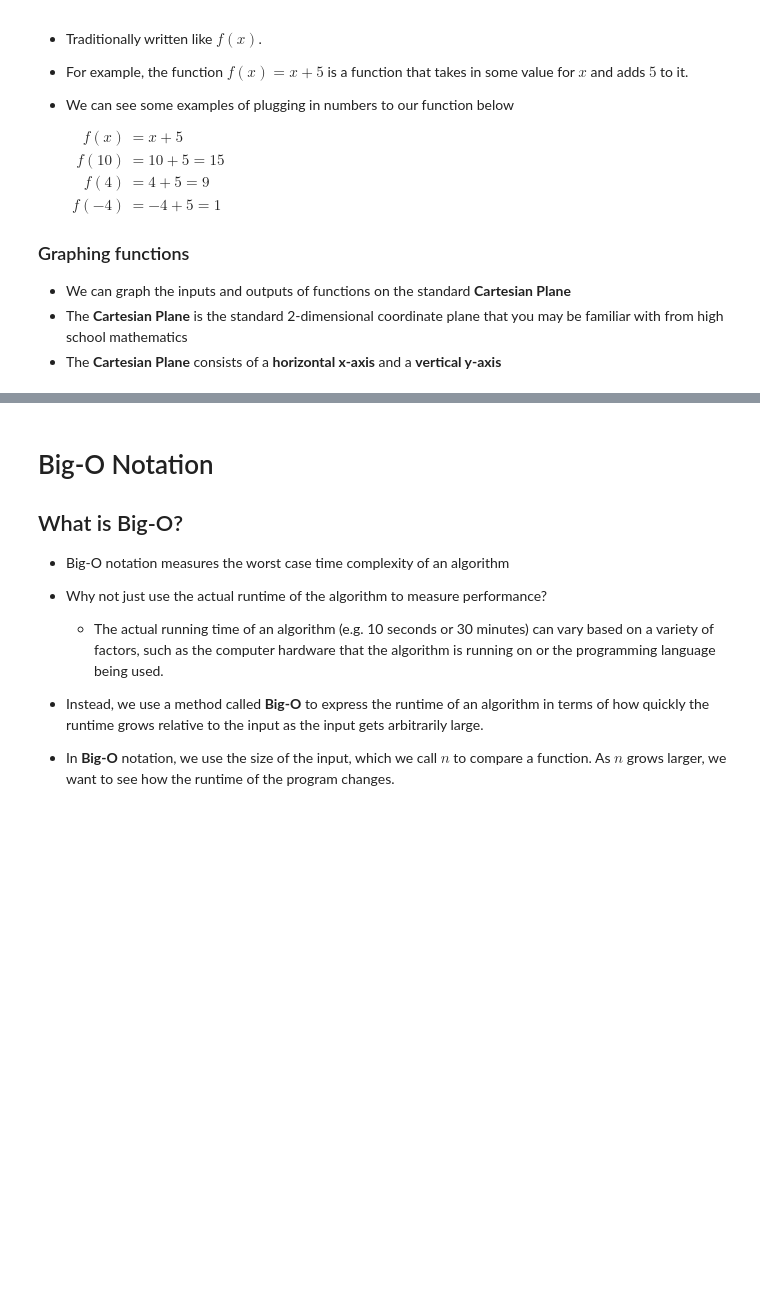
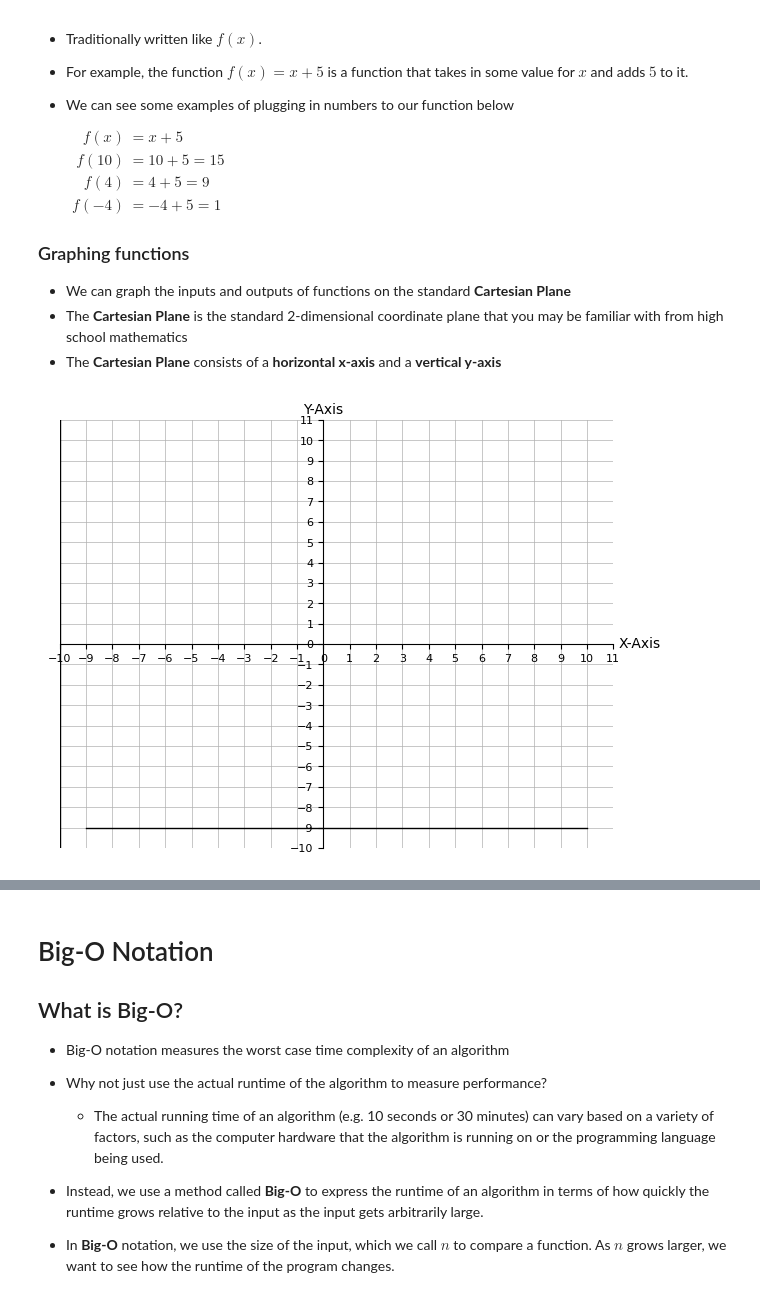
Before and after one commit to jdglaser/dsa-studying, a Jupyter notebook: big-o-notation.ipynb, the cells around one changed output, grey strips where cells are left out. Saved outputs shown, nothing was run; the diff lists cells and outputs as text; code cells hidden in the pictures; blank space fills up the shorter version.

```diff
--- a/big-o-notation.ipynb
+++ b/big-o-notation.ipynb
@@ -62,0 +46,42 @@ Hello!
+# %%
+from typing import Literal
+from matplotlib.figure import Figure
+from matplotlib.axes import Axes
+from matplotlib.lines import Line2D
+import matplotlib.pyplot as plt
+import numpy as np
+
+from labellines import labelLine, labelLines
+
+def get_cartesian_plane() -> tuple[Figure, Axes]:
+    fig, ax = plt.subplots()
+
+    range_vals = range(-10, 12)
+    ax.set_xticks(range_vals)
+    ax.set_yticks(range_vals)
+    ax.tick_params(zorder=100, labelsize=8)
+    ax.spines.left.set_position("zero")
+    ax.spines.bottom.set_position("zero")
+    ax.spines[['right', 'top']].set_visible(False)
+    ax.grid(True, linewidth=0.5)
+    #ax.set_axisbelow(True)
+
+    ax.add_line(Line2D([range_vals[0], range_vals[0]], [range_vals[0], range_vals[-1]], color=(0, 0, 0), linewidth=1))
+    ax.add_line(Line2D([range_vals[0]+1, range_vals[-1]-1], [range_vals[0]+1, range_vals[0]+1], color=(0, 0, 0), linewidth=1))
+    #ax.get_xgridlines()[0].set_color("red")
+
+    ax.annotate("X-Axis", [11, 0], xytext=[12, 0], ha='center', va='center')
+    ax.annotate("Y-Axis", [0, 11], xytext=[0, 11.5], ha='center', va='center')
+
+    #ax.set_ylim(bottom=range_vals[0]-1, top=range_vals[-1]+1)
+    #ax.set_xlim(left=range_vals[0]-1, right=range_vals[-1]+1)
+
+    return fig, ax
+
+fig, ax = get_cartesian_plane()
+#fig.subplots_adjust(bottom=0.7)
+
+plt.tight_layout()
+plt.show()
+# %% [output]
+[figure, added]
```
Also changed, not shown: parts of 8 cells of this notebook, 1 other file.
